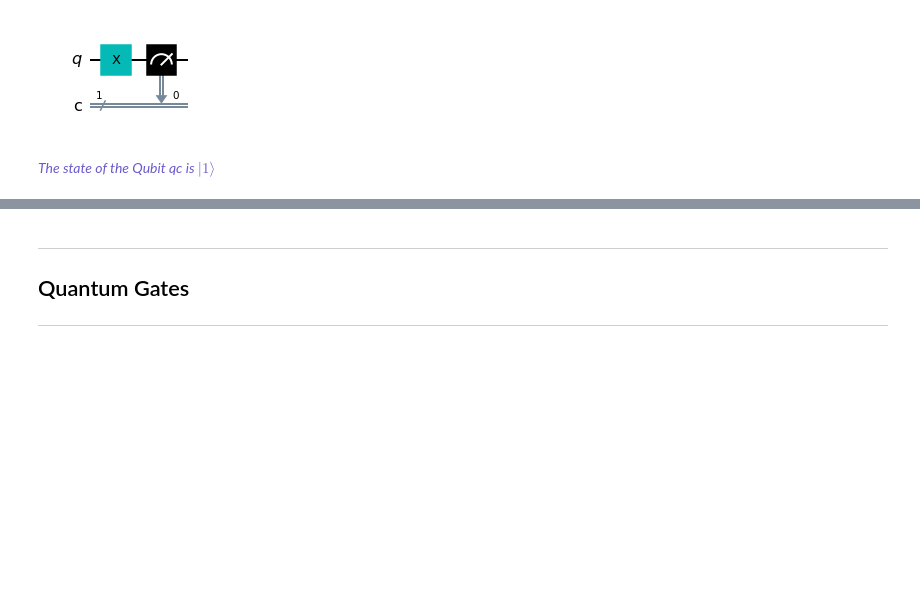
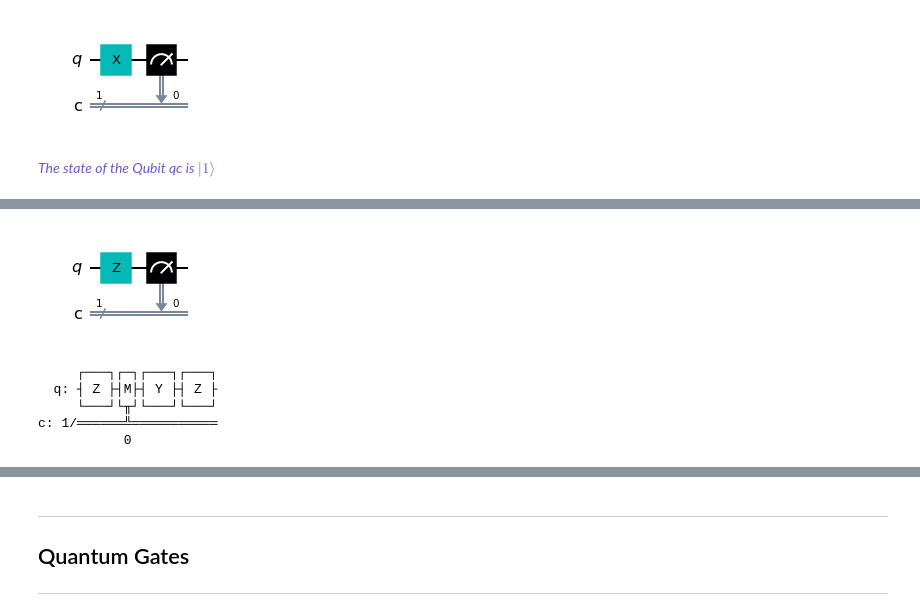
Before and after one commit to alexandrac77/emerging-technologies, a Jupyter notebook: content/Class Notebooks/Quantum Computing.ipynb, the cells around one changed output, grey strips where cells are left out. Saved outputs shown, nothing was run; the diff lists cells and outputs as text; code cells hidden in the pictures; blank space fills up the shorter version.

```diff
--- a/content/Class Notebooks/Quantum Computing.ipynb
+++ b/content/Class Notebooks/Quantum Computing.ipynb
@@ -274,0 +309,24 @@ qc.draw(output='mpl')
+# %%
+# Create a circuit.
+qc = qiskit.QuantumCircuit(1, 1)
+
+# Add a gate.
+qc.z(0)
+
+# Measure.
+qc.measure(0, 0)
+
+# Draw the circuit
+qc.draw(output='mpl')
+# %% [output]
+[figure, added]
+# %%
+qc.y(0) # Y-gate on qubit 0
+qc.z(0) # Z-gate on qubit 0
+qc.draw()
+# %% [output]
+     ┌───┐┌─┐┌───┐┌───┐
+  q: ┤ Z ├┤M├┤ Y ├┤ Z ├
+     └───┘└╥┘└───┘└───┘
+c: 1/══════╩═══════════
+           0
```
Also changed, not shown: parts of 34 cells of this notebook.
